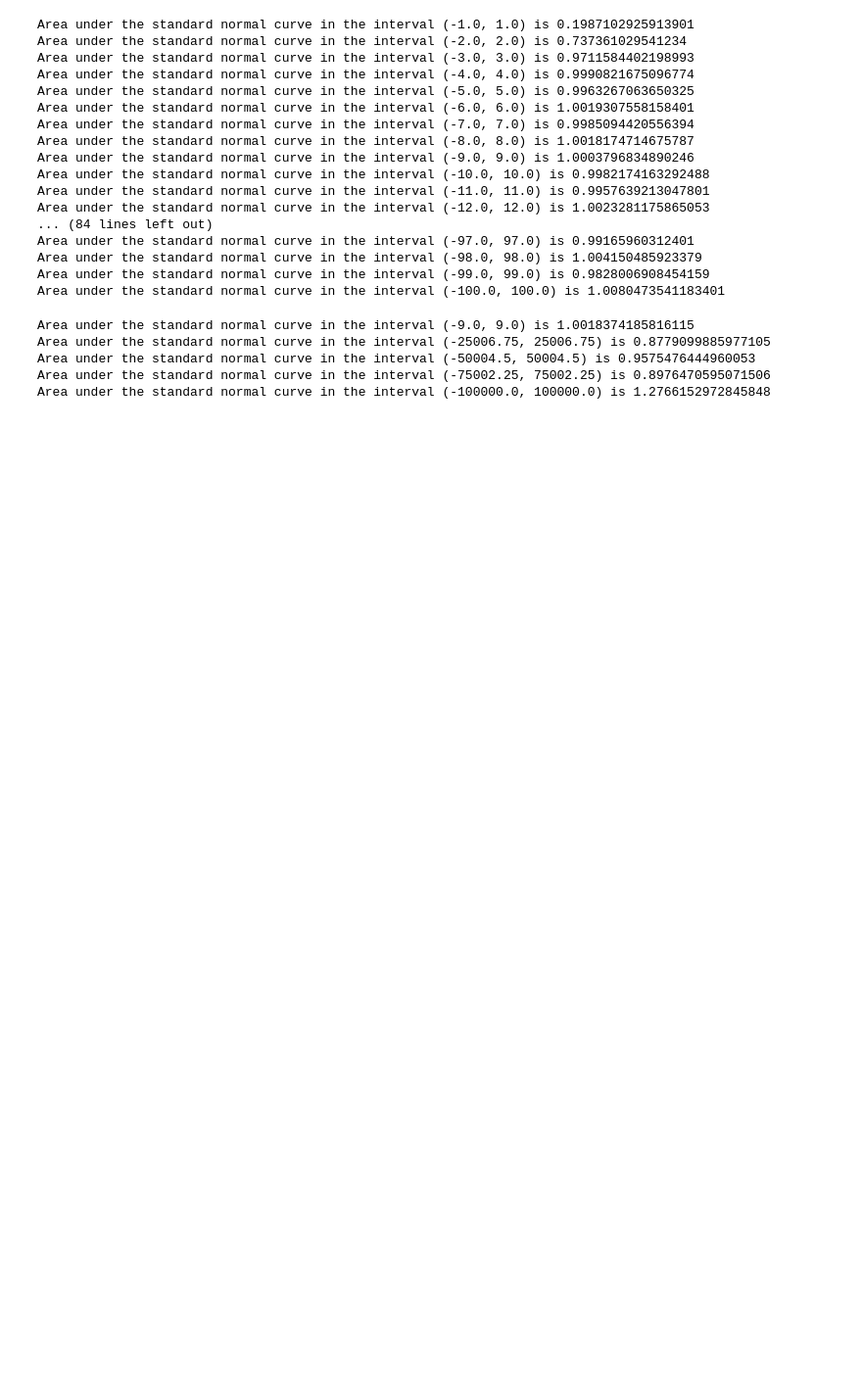
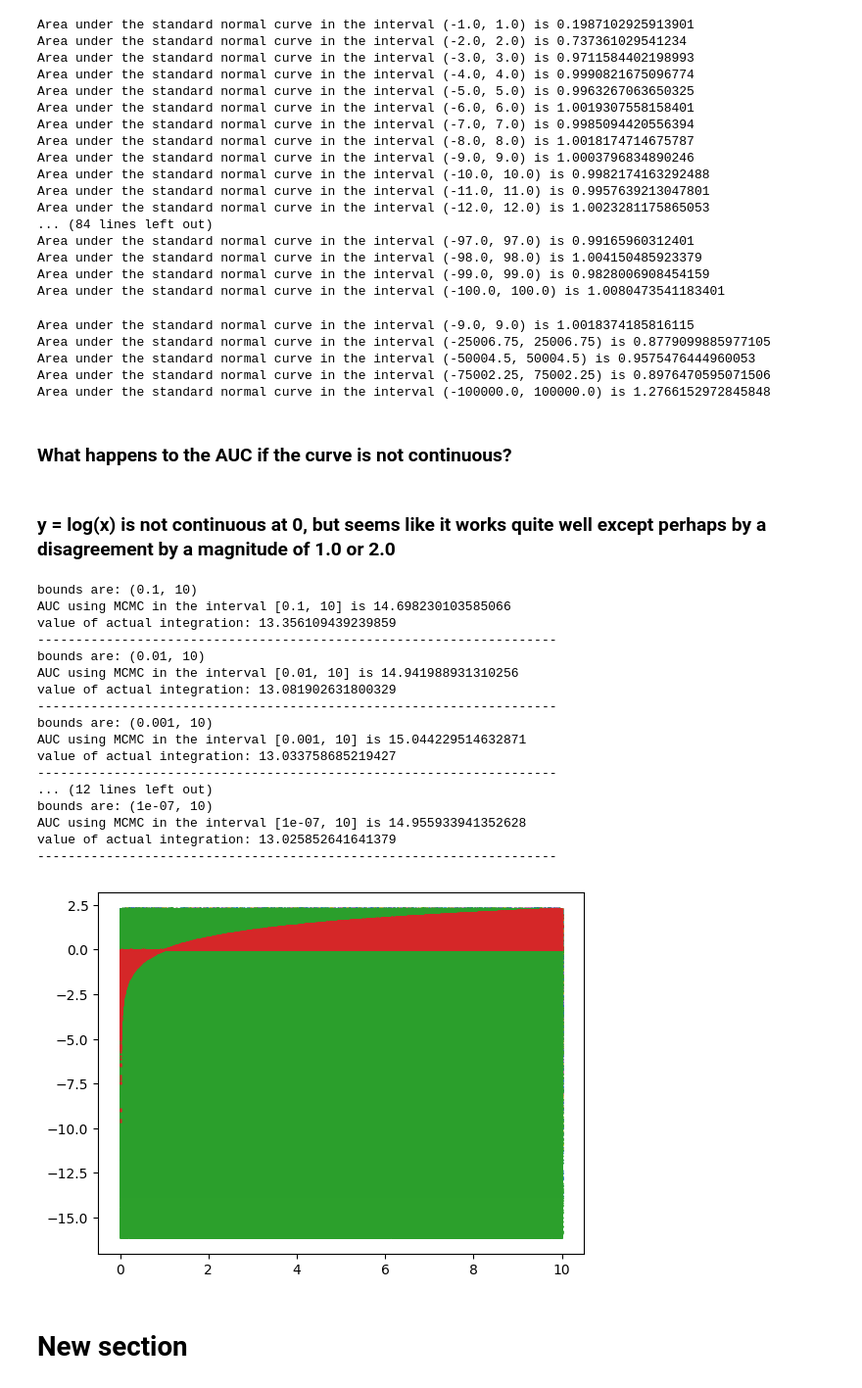
Before and after one commit to Gauranga2022/Fun-with-Python, a Jupyter notebook: AUC__using_MCMC.ipynb, the cells around one changed output. Shown at 98% size. Drawn from its saved outputs; the diff is of its cells as text; code cells hidden in the pictures; blank space fills up the shorter version.

```diff
--- a/AUC__using_MCMC.ipynb
+++ b/AUC__using_MCMC.ipynb
@@ -238,3 +271,81 @@ Area under the standard normal curve in the interval (-25006.75, 25006.75) is 0.
 Area under the standard normal curve in the interval (-50004.5, 50004.5) is 0.9575476444960053
 Area under the standard normal curve in the interval (-75002.25, 75002.25) is 0.8976470595071506
 Area under the standard normal curve in the interval (-100000.0, 100000.0) is 1.2766152972845848
+# %% [markdown]
+### What happens to the AUC if the curve is not continuous?
+# %% [markdown]
+### y = log(x) is not continuous at 0, but seems like it works quite well except perhaps by a disagreement by a magnitude of 1.0 or 2.0
+# %%
+#The function is a upper semicircle of radius 1 and center (0,0)
+def f(x):
+    return np.log(x)
+
+for i in range(1,8):
+
+    # range of x is: -1 <= x <= 1
+    xmin = 10**(-i)
+    xmax = 10
+    # find ymin-ymax
+    numSteps = 1000000 # bigger the better but slower!
+    ymin = f(xmin)
+    ymax = ymin
+    for i in range(numSteps):
+        x = xmin + (xmax - xmin) * float(i) / numSteps # incremental list of uniformly distribute numSteps points between xmin and xmax
+        y = f(x)
+        if y < ymin:
+          ymin = y
+        if y > ymax:
+          ymax = y #find the min and max values of y
+
+    # Monte Carlo
+    x_list, y_list, x_list1, y_list1 = [],[],[],[]
+    rectArea = (xmax - xmin) * (ymax - ymin)
+    numPoints = 10**6 # bigger the better but slower!
+    ctr = 0
+    for j in range(numPoints):
+        x = xmin + (xmax - xmin) * random.random() #random.random returns a random number between 0 and 1
+        y = ymin + (ymax - ymin) * random.random()
+        x_list.append(x)
+        y_list.append(y)
+        if 0 < y <= f(x):
+            x_list1.append(x)
+            y_list1.append(y)
+            ctr += 1
+        if 0 > y >= f(x):
+            x_list1.append(x)
+            y_list1.append(y)
+            ctr += 1
+
+    plt.scatter(x_list, y_list, s= 0.5)
+    plt.scatter(x_list1, y_list1, s= 0.5)
+    fnArea = rectArea * float(ctr) / numPoints
+
+    print("bounds are:", (xmin, xmax))
+    print("AUC using MCMC in the interval", [xmin, xmax], "is", str(fnArea))
+
+    result, error = quad(f, xmin, xmax)
+
+    # Display the result
+    print(f"value of actual integration: {result}")
+    print("--------------------------------------------------------------------")
+# %% [output]
+bounds are: (0.1, 10)
+AUC using MCMC in the interval [0.1, 10] is 14.698230103585066
+value of actual integration: 13.356109439239859
+--------------------------------------------------------------------
+bounds are: (0.01, 10)
+AUC using MCMC in the interval [0.01, 10] is 14.941988931310256
+value of actual integration: 13.081902631800329
+--------------------------------------------------------------------
+bounds are: (0.001, 10)
+AUC using MCMC in the interval [0.001, 10] is 15.044229514632871
+value of actual integration: 13.033758685219427
+--------------------------------------------------------------------
+... (12 lines left out)
+bounds are: (1e-07, 10)
+AUC using MCMC in the interval [1e-07, 10] is 14.955933941352628
+value of actual integration: 13.025852641641379
+--------------------------------------------------------------------
+[figure, added]
+# %% [markdown]
+# New section
```
Also changed, not shown: parts of 9 cells of this notebook.
